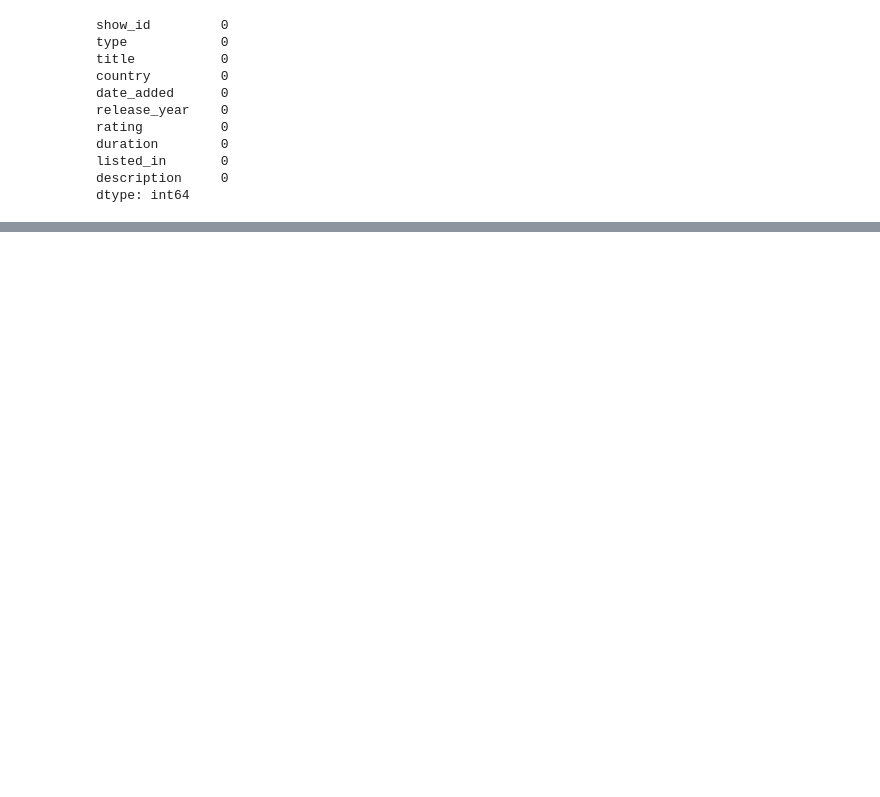
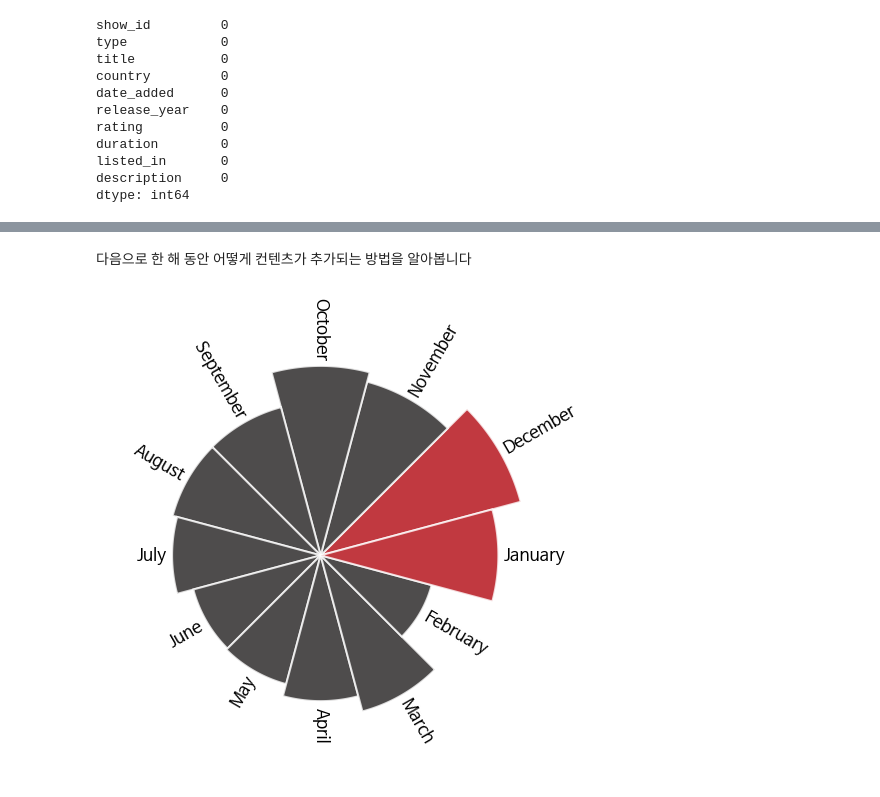
Before and after one commit to dlwjdgns3415/DAP, a Jupyter notebook: Project.ipynb, the cells around one changed output, grey strips where cells are left out. Cells and saved outputs as stored; diff of their text form; code cells hidden in the pictures; blank space fills up the shorter version.

```diff
--- a/Project.ipynb
+++ b/Project.ipynb
@@ -158,0 +326,78 @@ dtype: int64
+# %% [markdown]
+다음으로 한 해 동안 어떻게 컨텐츠가 추가되는 방법을 알아봅니다
+# %%
+month_order = ['January',
+ 'February',
+ 'March',
+ 'April',
+ 'May',
+ 'June',
+ 'July',
+ 'August',
+ 'September',
+ 'October',
+ 'November',
+ 'December']
+
+data['month_name_added'] = pd.Categorical(data['month_name_added'], categories=month_order, ordered=True)
+
+data_sub2 = data_sub
+
+data_sub2['Value'] = data_sub2['Movie'] + data_sub2['TV Show']
+data_sub2 = data_sub2.reset_index()
+
+data_polar = data_sub2.sort_values(by='month_name_added',ascending=False)
+
+
+color_map = ['#221f1f' for _ in range(12)]
+color_map[0] = color_map[11] =  '#b20710'
+
+plt.figure(figsize=(8,8))
+ax = plt.subplot(111, polar=True)
+plt.axis('off')
+
+upperLimit = 30
+lowerLimit = 1
+labelPadding = 30
+max = data_polar['Value'].max()
+
+slope = (max - lowerLimit) / max
+heights = slope * data_polar.Value + lowerLimit
+
+width = 2*np.pi / len(data_polar.index)
+
+indexes = list(range(1, len(data_polar.index)+1))
+angles = [element * width for element in indexes]
+angles
+
+bars = ax.bar(
+    x=angles,
+    height=heights,
+    width=width,
+    bottom=lowerLimit,
+    linewidth=2,
+    edgecolor="white",
+    color=color_map,alpha=0.8
+)
+
+for bar, angle, height, label in zip(bars,angles, heights, data_polar["month_name_added"]):
+
+    rotation = np.rad2deg(angle)
+
+    alignment = ""
+    if angle >= np.pi/2 and angle < 3*np.pi/2:
+        alignment = "right"
+        rotation = rotation + 180
+    else:
+        alignment = "left"
+
+    ax.text(
+        x=angle,
+        y=lowerLimit + bar.get_height() + labelPadding,
+        s=label,
+        ha=alignment, fontsize=17,fontfamily='NanumBarunGothic',
+        va='center',
+        rotation=rotation,
+        rotation_mode="anchor")
+# %% [output]
+[figure, added]
```
Also changed, not shown: parts of 26 cells of this notebook.
